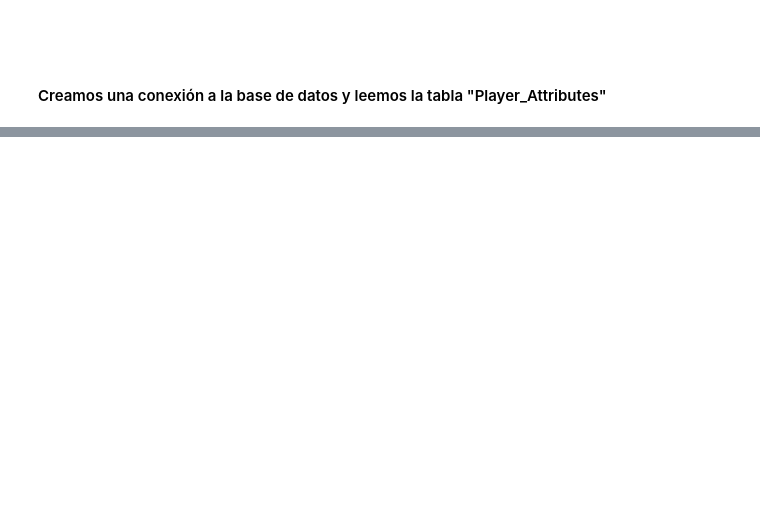
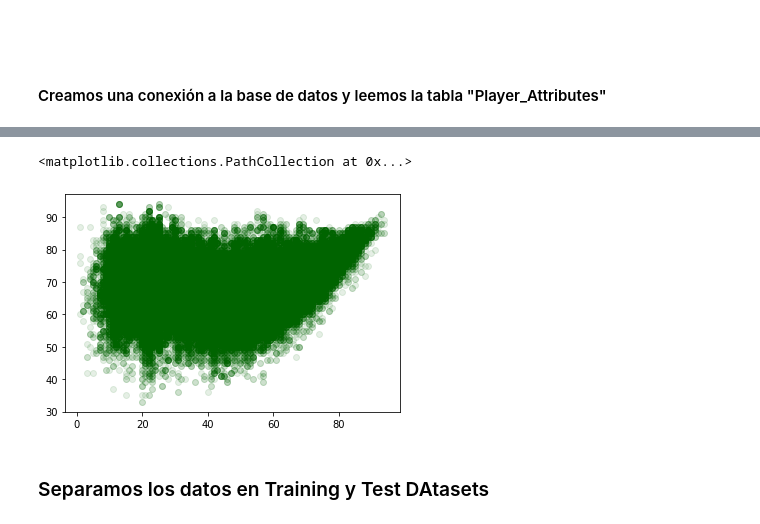
Before and after one commit to NeoTRAN001/MasterMachineLearning, a Jupyter notebook: 2-Use_Scikit-learn.ipynb, the cells around one changed output, grey strips where cells are left out. Saved outputs shown, nothing was run; the diff lists cells and outputs as text; code cells hidden in the pictures; blank space fills up the shorter version.

Commit message:
Se ha graficado y limpiado datos

```diff
--- a/2-Use_Scikit-learn.ipynb
+++ b/2-Use_Scikit-learn.ipynb
@@ -33,0 +136,7 @@ df.columns()
+# %%
+plt.scatter(X['marking'], y, color='darkgreen', label='Data', alpha=.1) # DAtos contaminados
+# %% [output]
+<matplotlib.collections.PathCollection at 0x...>
+[figure, added]
+# %% [markdown]
+### Separamos los datos en Training y Test DAtasets
```
Also changed, not shown: parts of 21 cells of this notebook.
